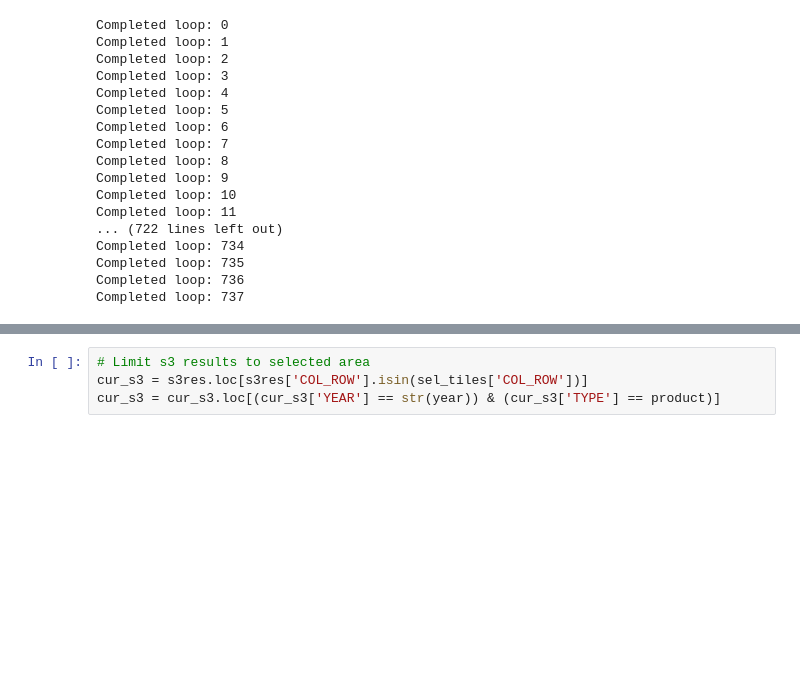
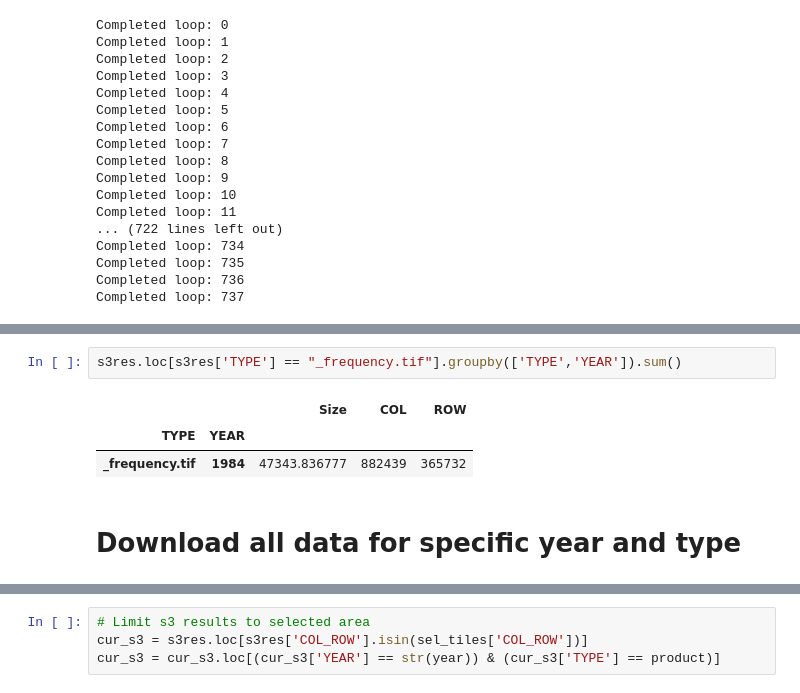
Before and after one commit to worldbank/GOST_PublicGoods, a Jupyter notebook: Implementations/FY22/AWS_EAWPV_ExploreWOfS/AWS_Search_Download.ipynb, the cells around one changed output, grey strips where cells are left out. Cells and saved outputs as stored; diff of their text form; blank space fills up the shorter version.

```diff
--- a/Implementations/FY22/AWS_EAWPV_ExploreWOfS/AWS_Search_Download.ipynb
+++ b/Implementations/FY22/AWS_EAWPV_ExploreWOfS/AWS_Search_Download.ipynb
@@ -100,0 +126,8 @@ s3res.head()
+# %%
+s3res.loc[s3res['TYPE'] == "_frequency.tif"].groupby(['TYPE','YEAR']).sum()
+# %% [output]
+|  |  | Size | COL | ROW |
+| TYPE | YEAR |  |  |  |
+| _frequency.tif | 1984 | 47343.836777 | 882439 | 365732 |
+# %% [markdown]
+# Download all data for specific year and type
```
Also changed, not shown: parts of 8 cells of this notebook, 4 other files.
